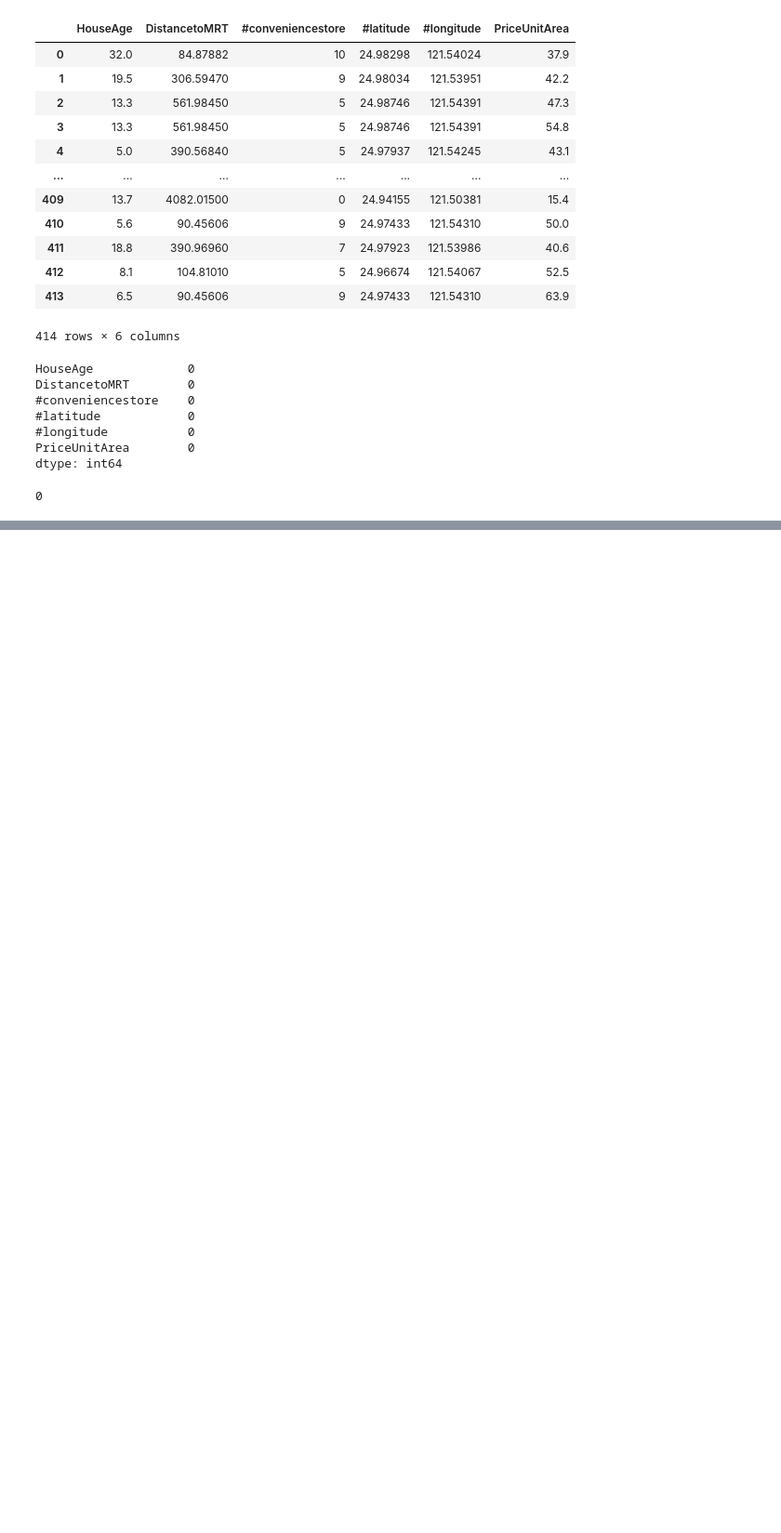
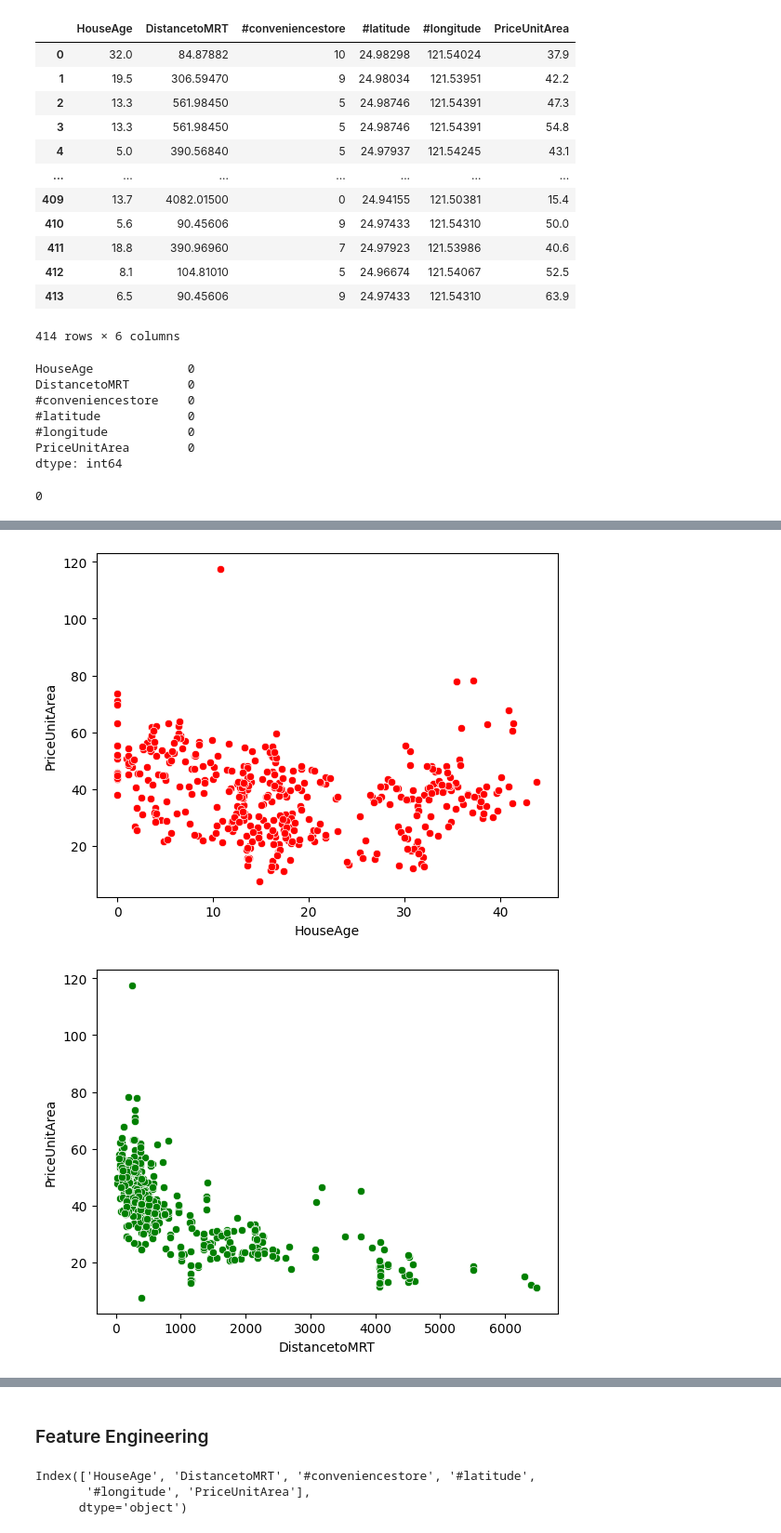
Before and after one commit to ijazkhan101/Data-Science-Projects-01---Data-Analysis---Machine-Learning, a Jupyter notebook: Real Estate Price Regression/realEstatePriceRegression.ipynb, the cells around one changed output, grey strips where cells are left out. Shown at 93% size. Drawn from its saved outputs; the diff is of its cells as text; code cells hidden in the pictures; blank space fills up the shorter version.

```diff
--- a/Real Estate Price Regression/realEstatePriceRegression.ipynb
+++ b/Real Estate Price Regression/realEstatePriceRegression.ipynb
@@ -189,0 +204,13 @@ Name: PriceUnitArea, dtype: float64
+# %%
+colorsforx =['red','Green','Black','Purple','Yellow']
+
+colorchager =0
+# %%
+# draw graphs for complete dataset
+for i in data.columns[:-1]:
+    sns.scatterplot(data=data, x=i, y='PriceUnitArea',color=colorsforx[colorchager])
+    plt.show()
+    colorchager += 1
+# %% [output]
+[figure, added]
+[figure, added]
@@ -189,0 +220,8 @@ Name: PriceUnitArea, dtype: float64
+# %% [markdown]
+### Feature Engineering
+# %%
+data.columns
+# %% [output]
+Index(['HouseAge', 'DistancetoMRT', '#conveniencestore', '#latitude',
+       '#longitude', 'PriceUnitArea'],
+      dtype='object')
```
Also changed, not shown: parts of 33 cells of this notebook, 2 other files.
